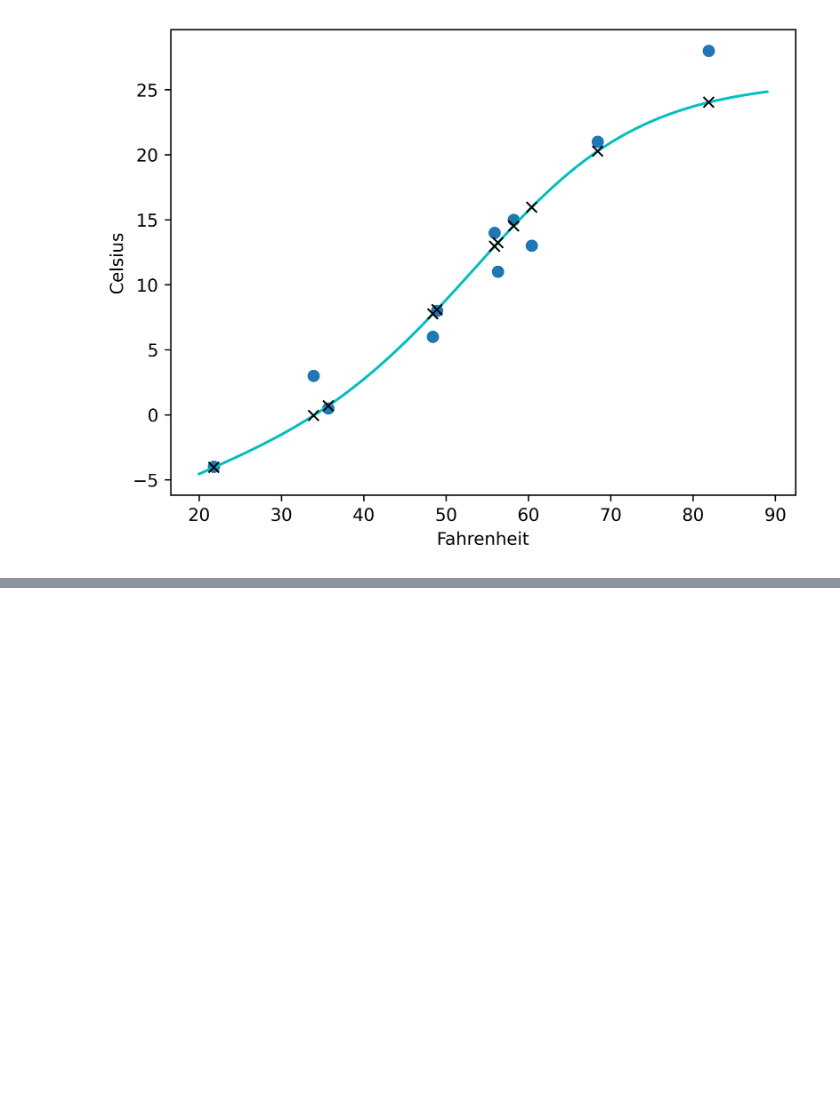
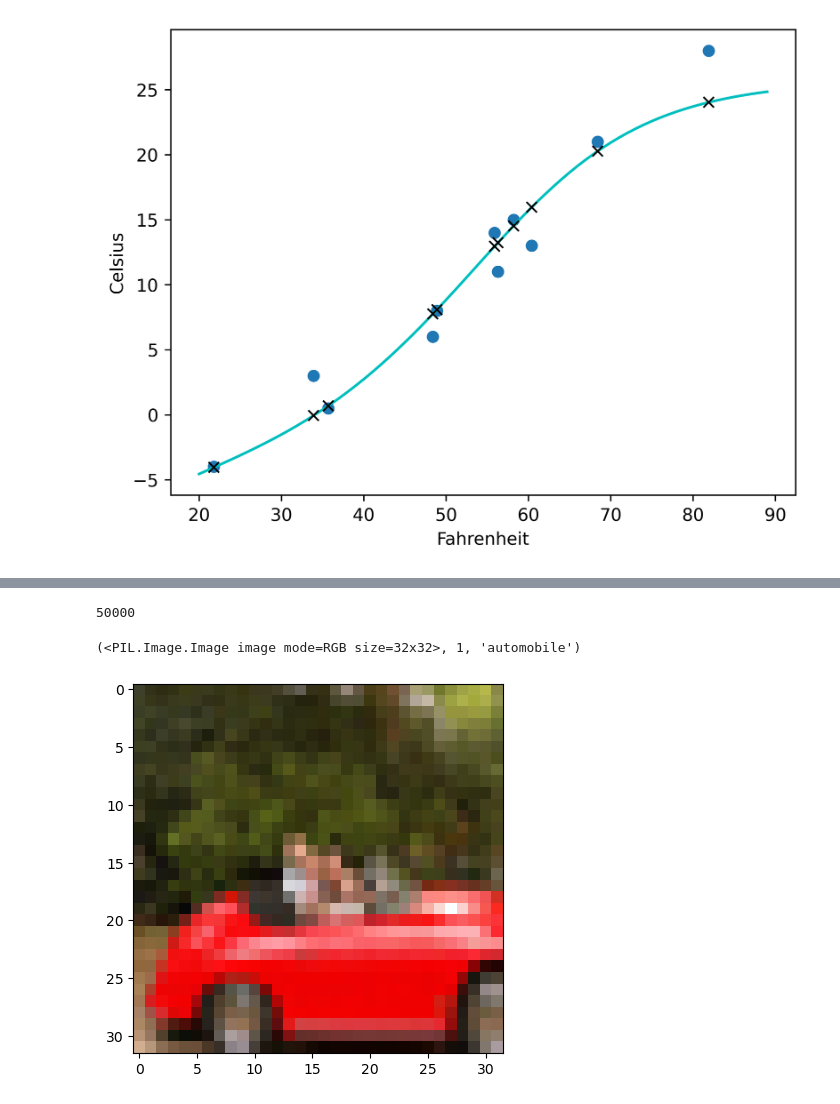
Before and after one commit to nuyhc/RhythmStudy, a Jupyter notebook: 1. PyTorch/PTM_3_김채현.ipynb, the cells around one changed output, grey strips where cells are left out. Cells and saved outputs as stored; diff of their text form; code cells hidden in the pictures; blank space fills up the shorter version.

```diff
--- a/1. PyTorch/PTM_3_김채현.ipynb
+++ b/1. PyTorch/PTM_3_김채현.ipynb
@@ -426,0 +474,14 @@ plt.show()
+# %%
+len(cifar10)
+# %% [output]
+50000
+# %%
+img, label =  cifar10[99]
+img, label, class_names[label]
+# %% [output]
+(<PIL.Image.Image image mode=RGB size=32x32>, 1, 'automobile')
+# %%
+plt.imshow(img)
+plt.show()
+# %% [output]
+[figure, added]
```
Also changed, not shown: parts of 49 cells of this notebook.
